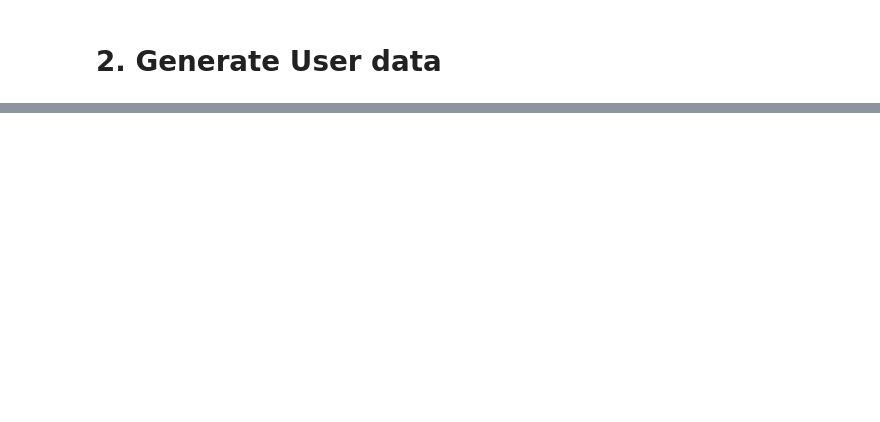
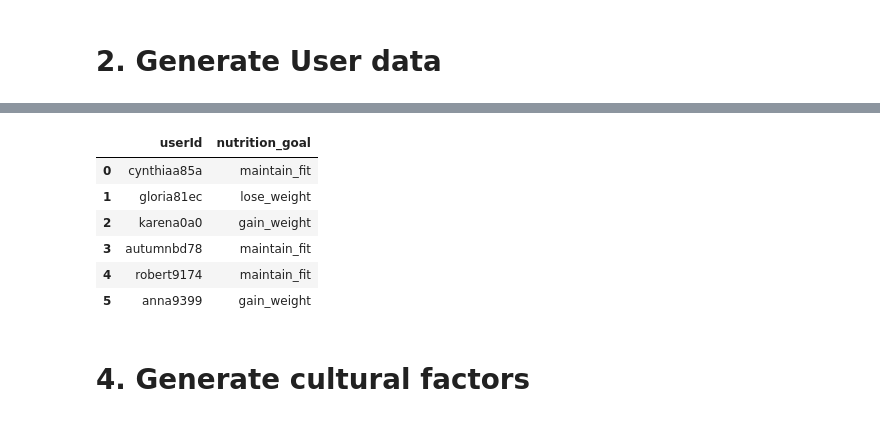
Before and after one commit to aislab-hevs/synthetic_data_nutrition_generation, a Jupyter notebook: src/generator_notebook.ipynb, the cells around one changed output, grey strips where cells are left out. Saved outputs shown, nothing was run; the diff lists cells and outputs as text; code cells hidden in the pictures; blank space fills up the shorter version.

```diff
--- a/src/generator_notebook.ipynb
+++ b/src/generator_notebook.ipynb
@@ -229,0 +259,6 @@ df_user_entity.to_csv("user_entity.csv", index=False)
+# %%
+# define user goals
+# define loose weight
+df_user_goals = pd.DataFrame(columns=["userId", "nutrition_goal"], data=[])
+# %%
+df_user_goals["userId"] = df_user_entity["userId"]
@@ -229,0 +270,25 @@ df_user_entity.to_csv("user_entity.csv", index=False)
+# %%
+def define_user_goal_according_BMI(bmi: str):
+    if bmi == BMI_constants.underweight:
+        # goal gain muscle
+        return f"{NutritionGoals.gain_weight}"
+    elif bmi == BMI_constants.healthy:
+        # Maintain fit and increase activity if required
+        return f"{NutritionGoals.maintain_fit}"
+    else:
+        # nutritional goal loss weight
+        return f"{NutritionGoals.lose_weight}"
+# %%
+df_user_goals["nutrition_goal"]=df_user_entity["BMI"].apply(lambda x: define_user_goal_according_BMI(x))
+# %%
+df_user_goals.head(6)
+# %% [output]
+|  | userId | nutrition_goal |
+| 0 | cynthiaa85a | maintain_fit |
+| 1 | gloria81ec | lose_weight |
+| 2 | karena0a0 | gain_weight |
+| 3 | autumnbd78 | maintain_fit |
+| 4 | robert9174 | maintain_fit |
+| 5 | anna9399 | gain_weight |
+# %% [markdown]
+# 4. Generate cultural factors
```
Also changed, not shown: parts of 29 cells of this notebook, 1 other file.
